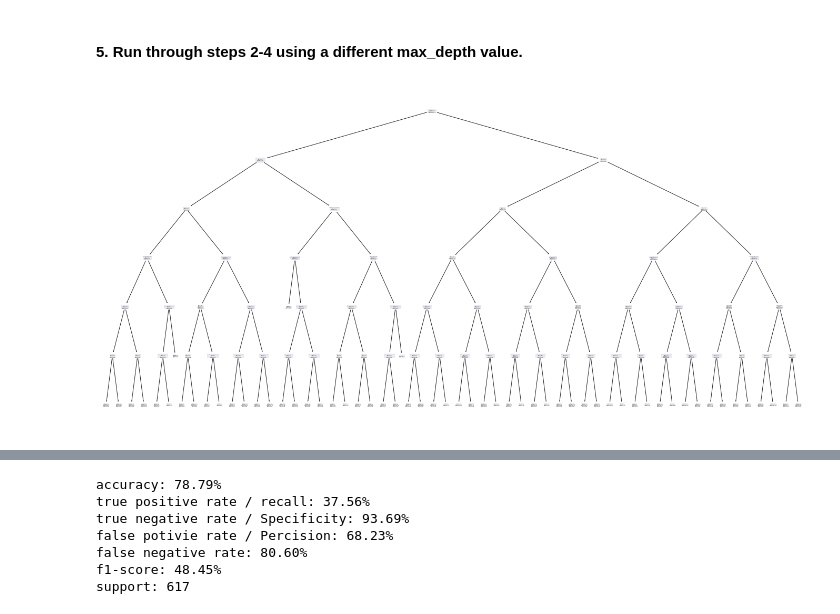
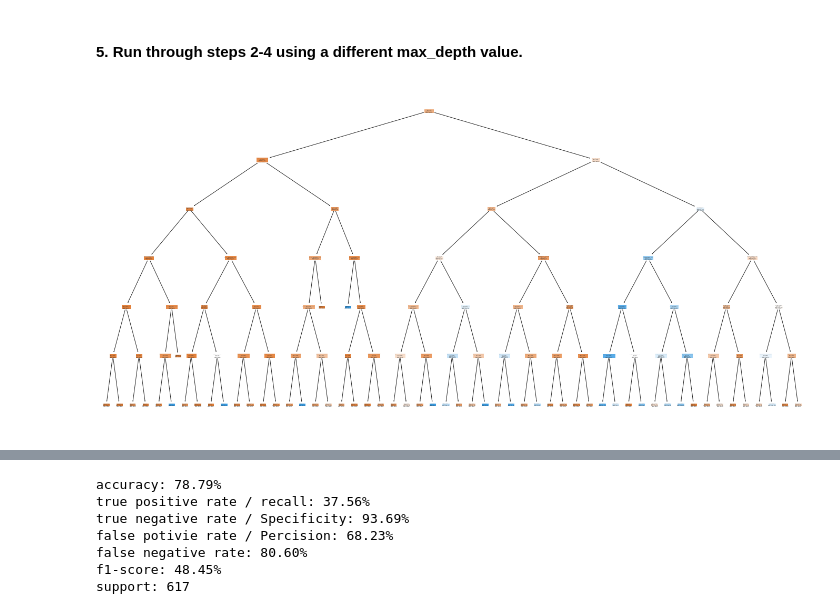
Before and after one commit to morgancross2/classification-exercises, a Jupyter notebook: model.ipynb, the cells around one changed output, grey strips where cells are left out. Cells and saved outputs as stored; diff of their text form; code cells hidden in the pictures.

```diff
--- a/model.ipynb
+++ b/model.ipynb
@@ -266,11 +364,11 @@ support: 617
 # %%
 model2 = DecisionTreeClassifier(max_depth=6)
 model2.fit(X_train, y_train)
 plt.figure(figsize=(24,12))
-plot_tree(model2, feature_names=X_train.columns.to_list(), class_names=['stayed','churned'])
+plot_tree(model2, feature_names=X_train.columns.to_list(), class_names=['stayed','churned'], filled=True)
 plt.show()
 # %% [output]
-[figure, old version]
+[figure, new version]
 # %%
 pd.DataFrame(met.classification_report(train.churn_Yes, model2.predict(X_train), output_dict=True))
 # %% [output]
```
Also changed, not shown: parts of 48 cells of this notebook, 1 other file.
